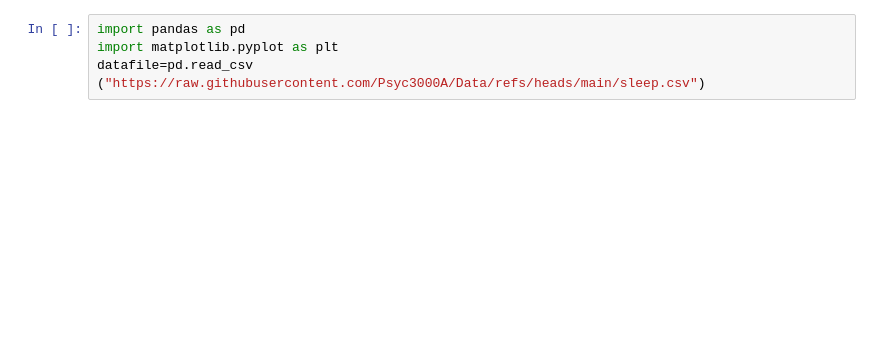
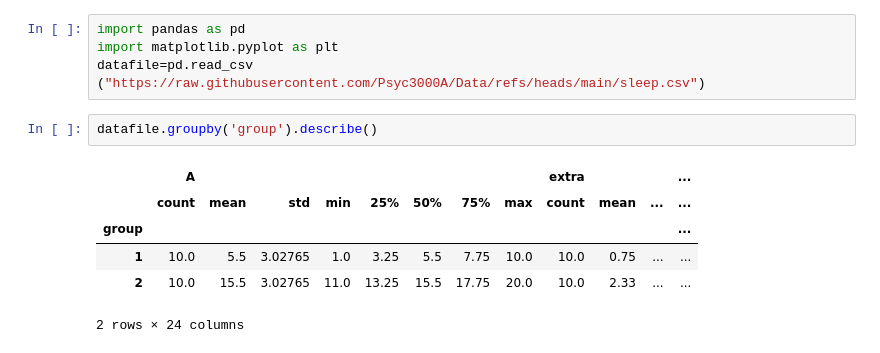
Before and after one commit to bhellema/codespaces-jupyter, a Jupyter notebook: notebooks/assignment-2.ipynb, the cells around one changed output. Cells and saved outputs as stored; diff of their text form; blank space fills up the shorter version.

```diff
--- a/notebooks/assignment-2.ipynb
+++ b/notebooks/assignment-2.ipynb
@@ -2,4 +2,13 @@
 import pandas as pd
 import matplotlib.pyplot as plt
 datafile=pd.read_csv ("https://raw.githubusercontent.com/Psyc3000A/Data/refs/heads/main/sleep.csv")
+# %%
+datafile.groupby('group').describe()
+# %% [output]
+|  | A |  |  |  |  |  |  |  | extra |  |  | ... |
+|  | count | mean | std | min | 25% | 50% | 75% | max | count | mean | ... | ... |
+| group |  |  |  |  |  |  |  |  |  |  |  | ... |
+| 1 | 10.0 | 5.5 | 3.02765 | 1.0 | 3.25 | 5.5 | 7.75 | 10.0 | 10.0 | 0.75 | ... | ... |
+| 2 | 10.0 | 15.5 | 3.02765 | 11.0 | 13.25 | 15.5 | 17.75 | 20.0 | 10.0 | 2.33 | ... | ... |
+2 rows × 24 columns
 # %%
```
Also changed, not shown: parts of 12 cells of this notebook.
